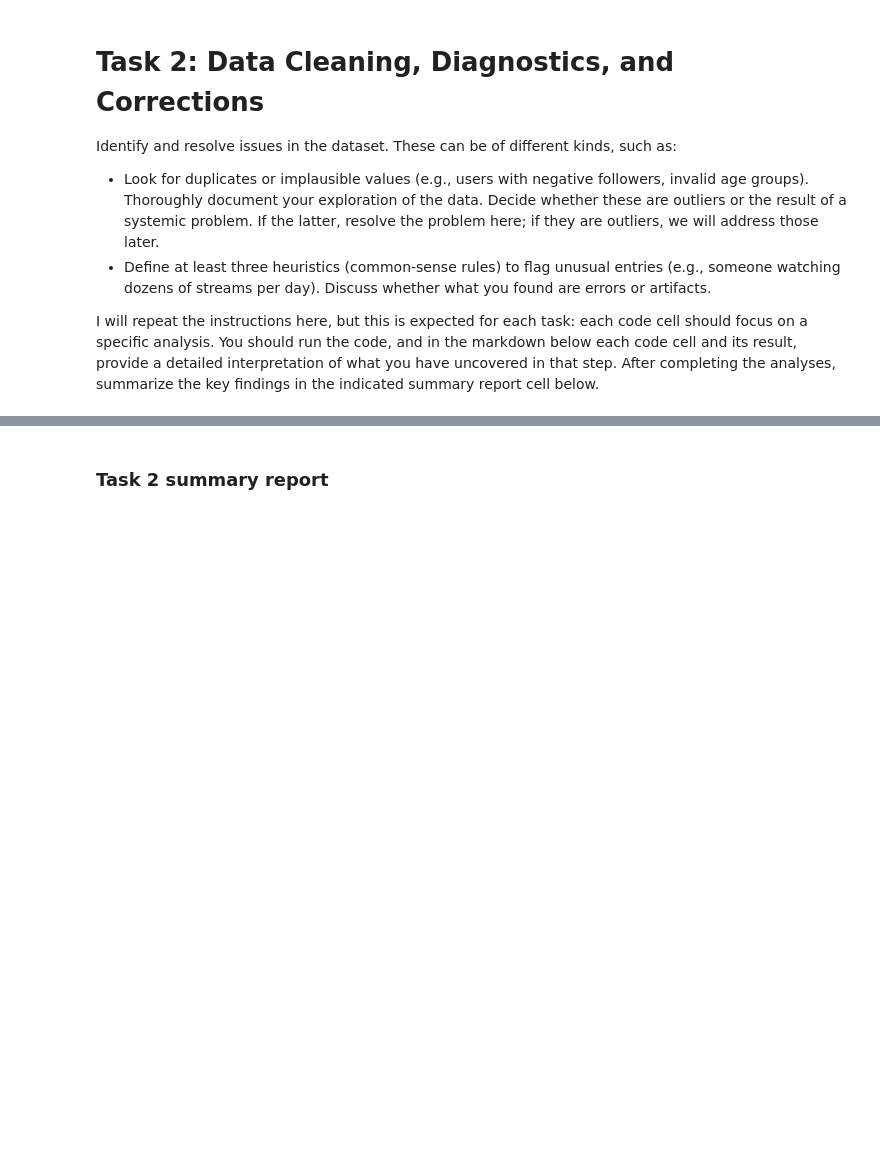
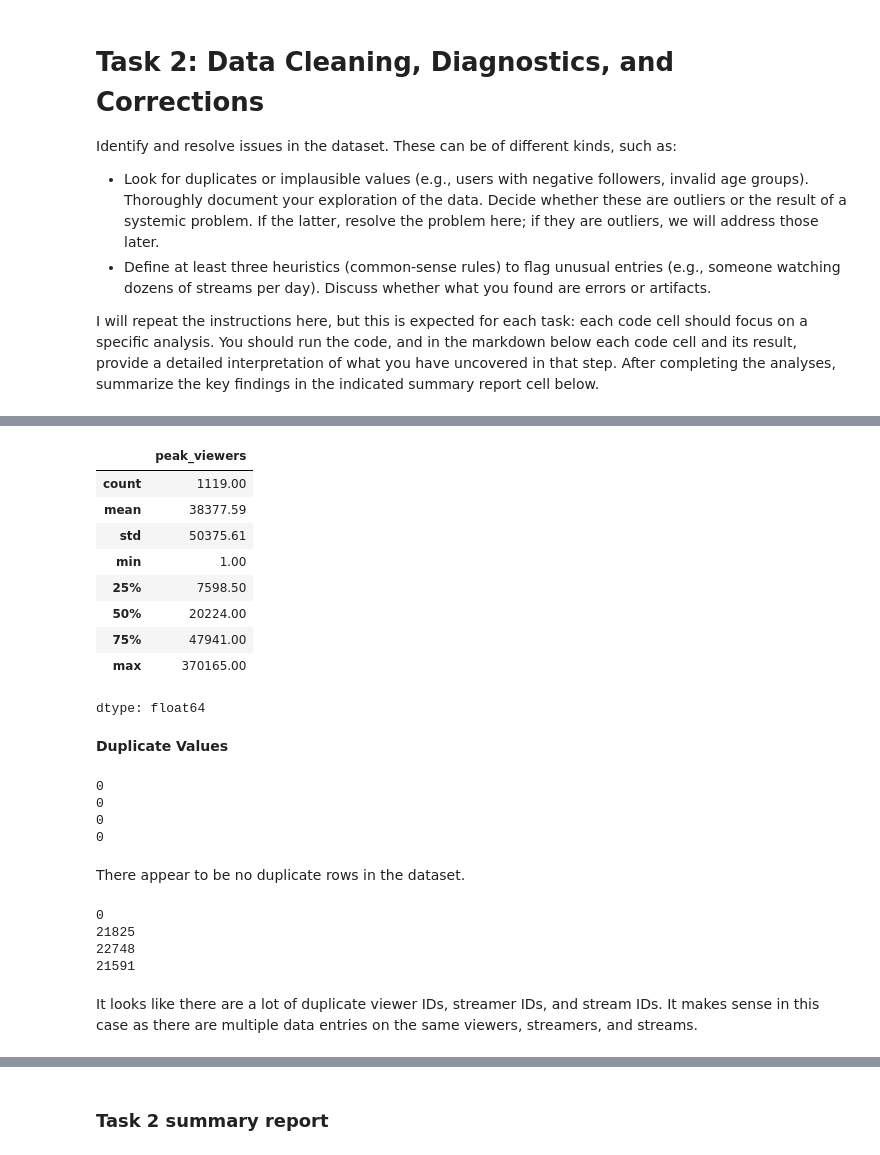
Before and after one commit to zlwym/Assignment01_IAT461, a Jupyter notebook: IAT461-Assignment01-Scaffold.ipynb, the cells around one changed output, grey strips where cells are left out. Drawn from its saved outputs; the diff is of its cells as text; code cells hidden in the pictures; blank space fills up the shorter version.

```diff
--- a/IAT461-Assignment01-Scaffold.ipynb
+++ b/IAT461-Assignment01-Scaffold.ipynb
@@ -214,0 +249,47 @@ I will repeat the instructions here, but this is expected for each task: each co
+# %%
+#Streams data
+
+#Turn all negative values positive
+streams['peak_viewers'] = streams['peak_viewers'].abs()
+
+#Let's see if the new minimum is positive
+streams['peak_viewers'].describe().round(2)
+# %% [output]
+|  | peak_viewers |
+| count | 1119.00 |
+| mean | 38377.59 |
+| std | 50375.61 |
+| min | 1.00 |
+| 25% | 7598.50 |
+| 50% | 20224.00 |
+| 75% | 47941.00 |
+| max | 370165.00 |
+dtype: float64
+# %% [markdown]
+**Duplicate Values**
+# %%
+#Print the number of duplicate rows in each data file
+
+print(sessions.duplicated().sum())
+print(streamers.duplicated().sum())
+print(streams.duplicated().sum())
+print(viewers.duplicated().sum())
+# %% [output]
+0
+0
+0
+0
+# %% [markdown]
+There appear to be no duplicate rows in the dataset.
+# %%
+print(sessions['session_id'].duplicated().sum())
+print(sessions['viewer_id'].duplicated().sum())
+print(sessions['streamer_id'].duplicated().sum())
+print(sessions['stream_id'].duplicated().sum())
+# %% [output]
+0
+21825
+22748
+21591
+# %% [markdown]
+It looks like there are a lot of duplicate viewer IDs, streamer IDs, and stream IDs. It makes sense in this case as there are multiple data entries on the same viewers, streamers, and streams.
```
Also changed, not shown: parts of 32 cells of this notebook.
